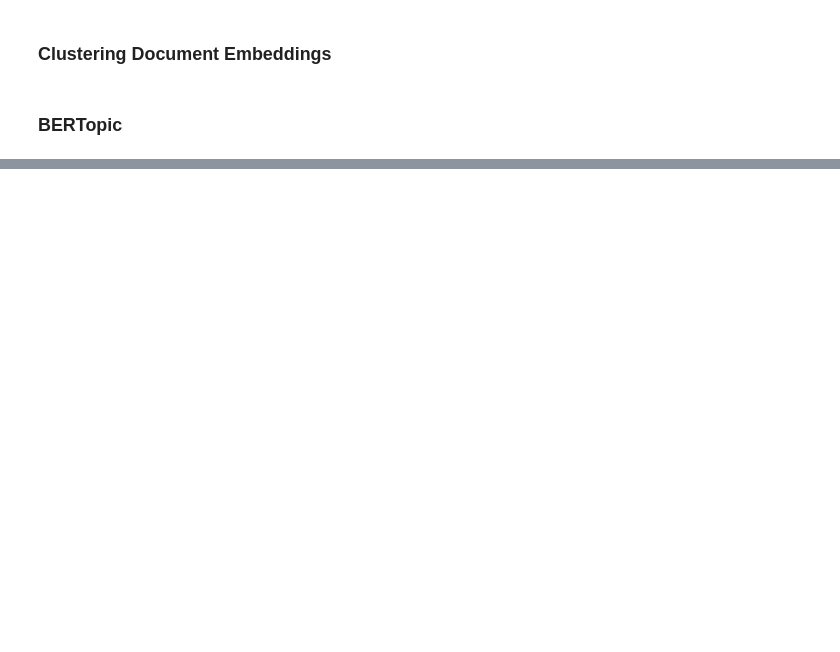
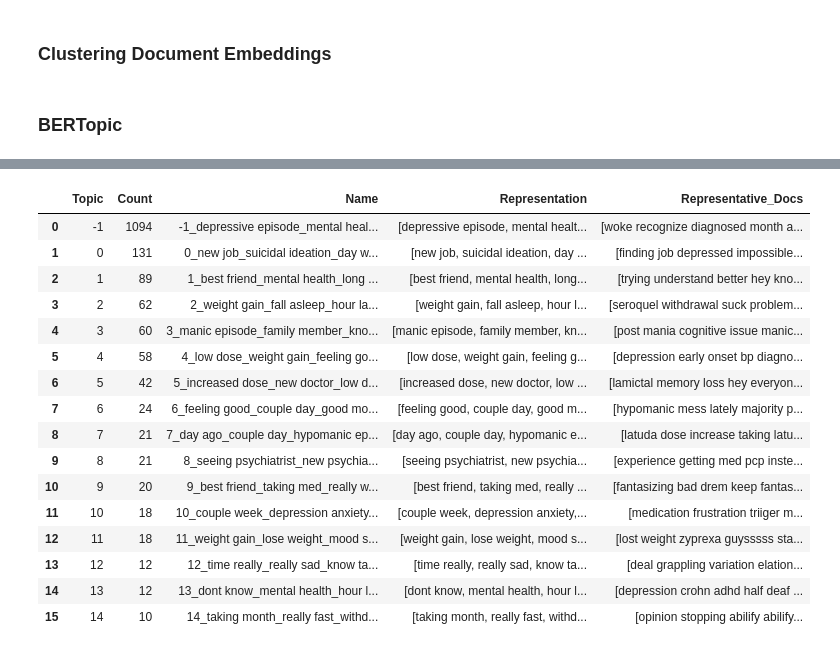
Before and after one commit to zrich1114/reddit-mental-health, a Jupyter notebook: notebooks/reddit-bipolar.ipynb, the cells around one changed output, grey strips where cells are left out. Drawn from its saved outputs; the diff is of its cells as text; code cells hidden in the pictures; blank space fills up the shorter version.

Commit message:
added bertopic clustering

```diff
--- a/notebooks/reddit-bipolar.ipynb
+++ b/notebooks/reddit-bipolar.ipynb
@@ -315,5 +412,16 @@ bipolar_df['doc_topic'] = kmeans_doc.labels_
 # %% [markdown]
 ### BERTopic
 # %%
-model = BERTopic(language="english", verbose=True)
+umap_model = UMAP(
+  n_components=100,
+  n_neighbors=50,
+  min_dist=0.3,
+  metric='cosine',
+  random_state=42
+)
+
+vectorizer_model = CountVectorizer(ngram_range=(2, 3), min_df=5, stop_words="english")
+
+model = BERTopic(umap_model=umap_model, vectorizer_model=vectorizer_model, language="english", verbose=True)
+
 topics, probs = model.fit_transform(bipolar_df['post_lemma_string_lowercase'], sentence_embeddings)
@@ -319,0 +435,20 @@ topics, probs = model.fit_transform(bipolar_df['post_lemma_string_lowercase'], s
+# %%
+model.get_topic_info()
+# %% [output]
+|  | Topic | Count | Name | Representation | Representative_Docs |
+| 0 | -1 | 1094 | -1_depressive episode_mental heal... | [depressive episode, mental healt... | [woke recognize diagnosed month a... |
+| 1 | 0 | 131 | 0_new job_suicidal ideation_day w... | [new job, suicidal ideation, day ... | [finding job depressed impossible... |
+| 2 | 1 | 89 | 1_best friend_mental health_long ... | [best friend, mental health, long... | [trying understand better hey kno... |
+| 3 | 2 | 62 | 2_weight gain_fall asleep_hour la... | [weight gain, fall asleep, hour l... | [seroquel withdrawal suck problem... |
+| 4 | 3 | 60 | 3_manic episode_family member_kno... | [manic episode, family member, kn... | [post mania cognitive issue manic... |
+| 5 | 4 | 58 | 4_low dose_weight gain_feeling go... | [low dose, weight gain, feeling g... | [depression early onset bp diagno... |
+| 6 | 5 | 42 | 5_increased dose_new doctor_low d... | [increased dose, new doctor, low ... | [lamictal memory loss hey everyon... |
+| 7 | 6 | 24 | 6_feeling good_couple day_good mo... | [feeling good, couple day, good m... | [hypomanic mess lately majority p... |
+| 8 | 7 | 21 | 7_day ago_couple day_hypomanic ep... | [day ago, couple day, hypomanic e... | [latuda dose increase taking latu... |
+| 9 | 8 | 21 | 8_seeing psychiatrist_new psychia... | [seeing psychiatrist, new psychia... | [experience getting med pcp inste... |
+| 10 | 9 | 20 | 9_best friend_taking med_really w... | [best friend, taking med, really ... | [fantasizing bad drem keep fantas... |
+| 11 | 10 | 18 | 10_couple week_depression anxiety... | [couple week, depression anxiety,... | [medication frustration triiger m... |
+| 12 | 11 | 18 | 11_weight gain_lose weight_mood s... | [weight gain, lose weight, mood s... | [lost weight zyprexa guysssss sta... |
+| 13 | 12 | 12 | 12_time really_really sad_know ta... | [time really, really sad, know ta... | [deal grappling variation elation... |
+| 14 | 13 | 12 | 13_dont know_mental health_hour l... | [dont know, mental health, hour l... | [depression crohn adhd half deaf ... |
+| 15 | 14 | 10 | 14_taking month_really fast_withd... | [taking month, really fast, withd... | [opinion stopping abilify abilify... |
```
Also changed, not shown: parts of 16 cells of this notebook.
